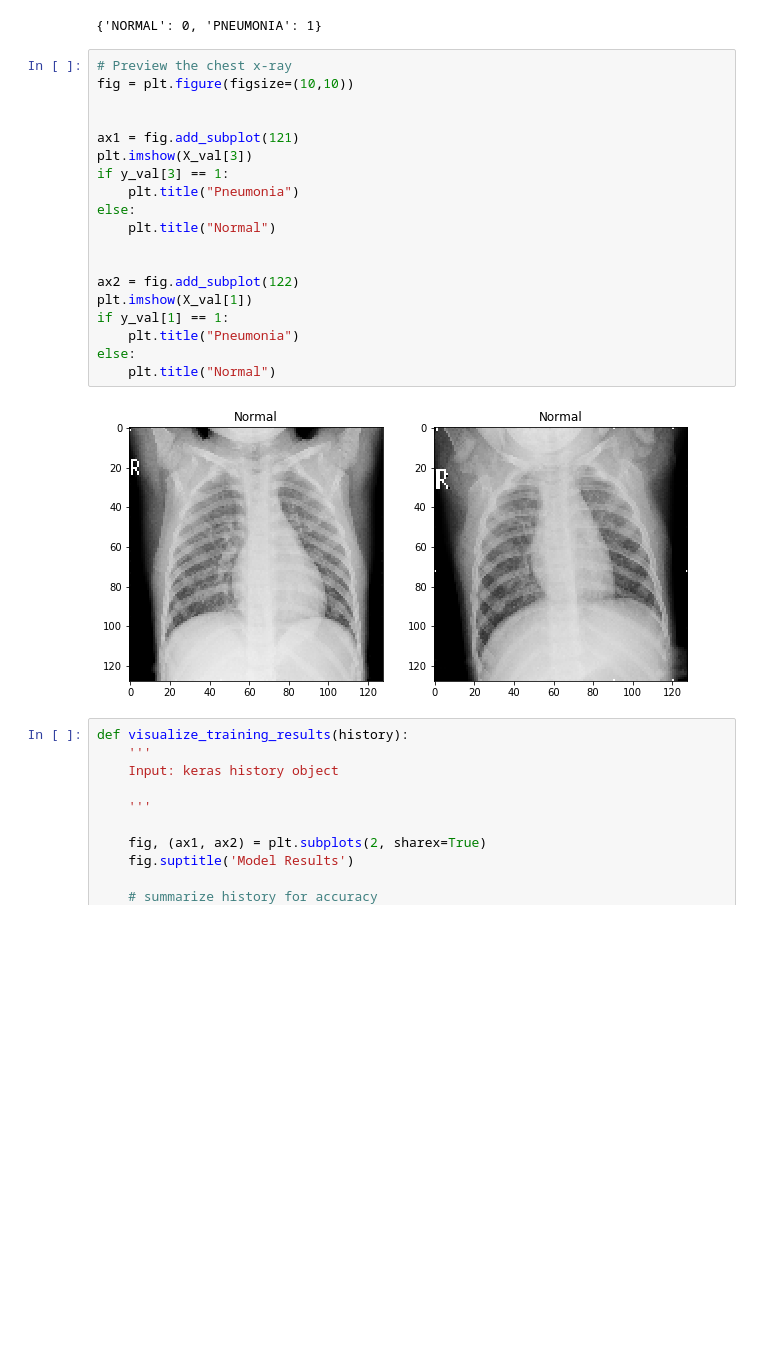
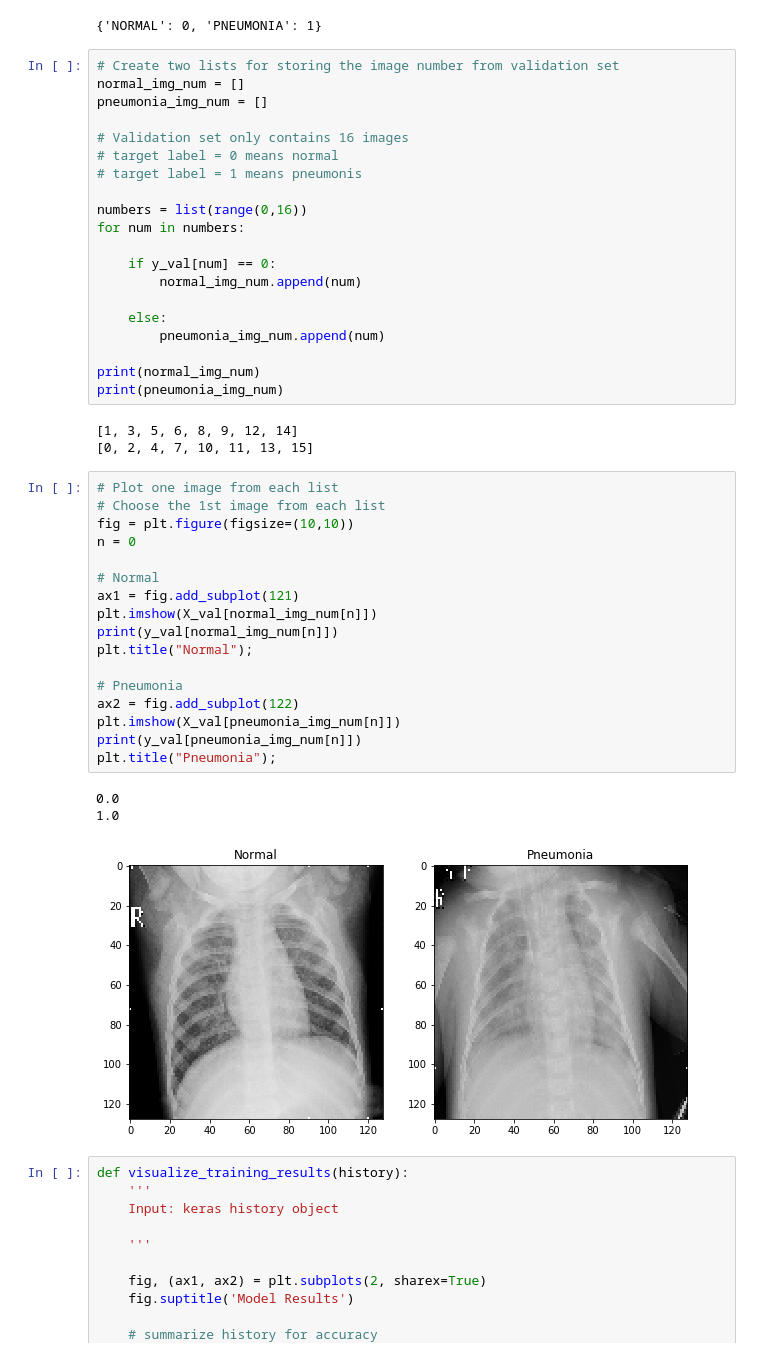
Before and after one commit to jingyunw/CNN_Image_Classification, a Jupyter notebook: Pneumonia_Detection_Deep_Learning.ipynb, the cells around one changed output. Saved outputs shown, nothing was run; the diff lists cells and outputs as text; blank space fills up the shorter version.

```diff
--- a/Pneumonia_Detection_Deep_Learning.ipynb
+++ b/Pneumonia_Detection_Deep_Learning.ipynb
@@ -126,27 +126,50 @@ y_val shape: (16,)
 train_generator.class_indices
 # %% [output]
 {'NORMAL': 0, 'PNEUMONIA': 1}
+# %%
+# Create two lists for storing the image number from validation set
+normal_img_num = []
+pneumonia_img_num = []
+
+# Validation set only contains 16 images
+# target label = 0 means normal
+# target label = 1 means pneumonis
+
+numbers = list(range(0,16))
+for num in numbers:
+
+    if y_val[num] == 0:
+        normal_img_num.append(num)
+
+    else:
+        pneumonia_img_num.append(num)
+
+print(normal_img_num)
+print(pneumonia_img_num)
+# %% [output]
+[1, 3, 5, 6, 8, 9, 12, 14]
+[0, 2, 4, 7, 10, 11, 13, 15]
 # %%
-# Preview the chest x-ray
+# Plot one image from each list
+# Choose the 1st image from each list
 fig = plt.figure(figsize=(10,10))
+n = 0
 
+# Normal
+ax1 = fig.add_subplot(121)
+plt.imshow(X_val[normal_img_num[n]])
+print(y_val[normal_img_num[n]])
+plt.title("Normal");
 
-ax1 = fig.add_subplot(121)
-plt.imshow(X_val[3])
-if y_val[3] == 1:
-    plt.title("Pneumonia")
-else:
-    plt.title("Normal")
-
-
+# Pneumonia
 ax2 = fig.add_subplot(122)
-plt.imshow(X_val[1])
-if y_val[1] == 1:
-    plt.title("Pneumonia")
-else:
-    plt.title("Normal")
+plt.imshow(X_val[pneumonia_img_num[n]])
+print(y_val[pneumonia_img_num[n]])
+plt.title("Pneumonia");
 # %% [output]
+0.0
+1.0
-[figure, old version]
+[figure, new version]
 # %%
 def visualize_training_results(history):
     '''
```
Also changed, not shown: parts of 12 cells of this notebook.
